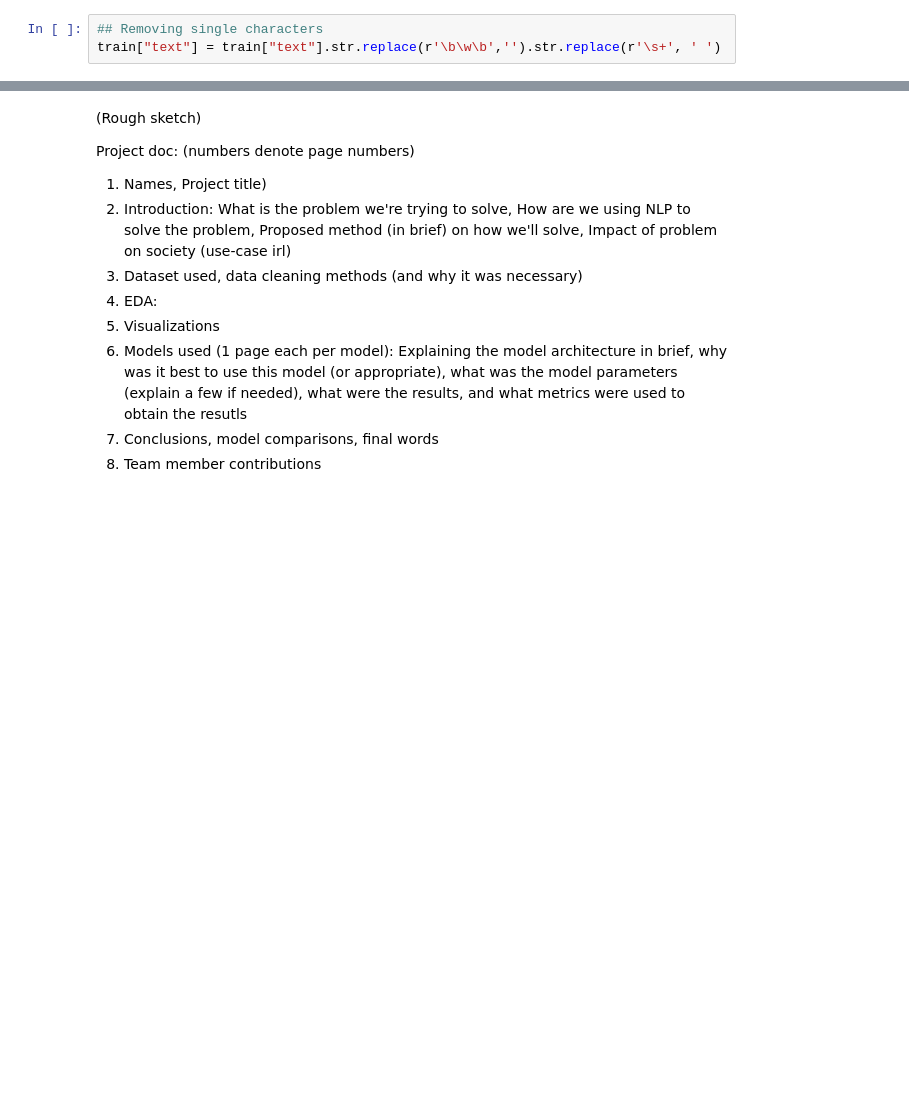
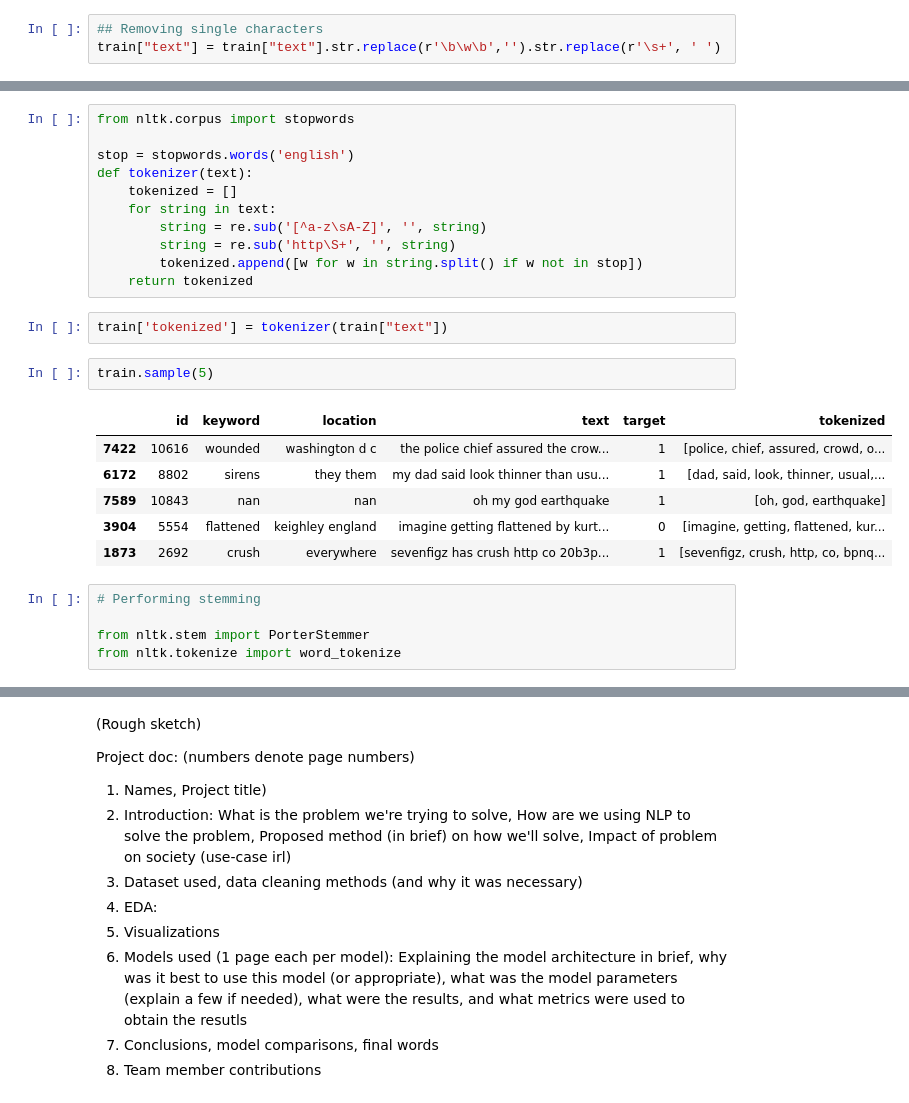
Before and after one commit to pranshudiwan/NLP_CS_6200, a Jupyter notebook: NLP_test.ipynb, the cells around one changed output, grey strips where cells are left out. Drawn from its saved outputs; the diff is of its cells as text; blank space fills up the shorter version.

```diff
--- a/NLP_test.ipynb
+++ b/NLP_test.ipynb
@@ -437,0 +442,27 @@ train["text"] = train["text"].str.replace(r'\b\w\b','').str.replace(r'\s+', ' ')
+# %%
+from nltk.corpus import stopwords
+
+stop = stopwords.words('english')
+def tokenizer(text):
+    tokenized = []
+    for string in text:
+        string = re.sub('[^a-z\sA-Z]', '', string)
+        string = re.sub('http\S+', '', string)
+        tokenized.append([w for w in string.split() if w not in stop])
+    return tokenized
+# %%
+train['tokenized'] = tokenizer(train["text"])
+# %%
+train.sample(5)
+# %% [output]
+|  | id | keyword | location | text | target | tokenized |
+| 7422 | 10616 | wounded | washington d c | the police chief assured the crow... | 1 | [police, chief, assured, crowd, o... |
+| 6172 | 8802 | sirens | they them | my dad said look thinner than usu... | 1 | [dad, said, look, thinner, usual,... |
+| 7589 | 10843 | nan | nan | oh my god earthquake | 1 | [oh, god, earthquake] |
+| 3904 | 5554 | flattened | keighley england | imagine getting flattened by kurt... | 0 | [imagine, getting, flattened, kur... |
+| 1873 | 2692 | crush | everywhere | sevenfigz has crush http co 20b3p... | 1 | [sevenfigz, crush, http, co, bpnq... |
+# %%
+# Performing stemming
+
+from nltk.stem import PorterStemmer
+from nltk.tokenize import word_tokenize
```
Also changed, not shown: parts of 14 cells of this notebook.
